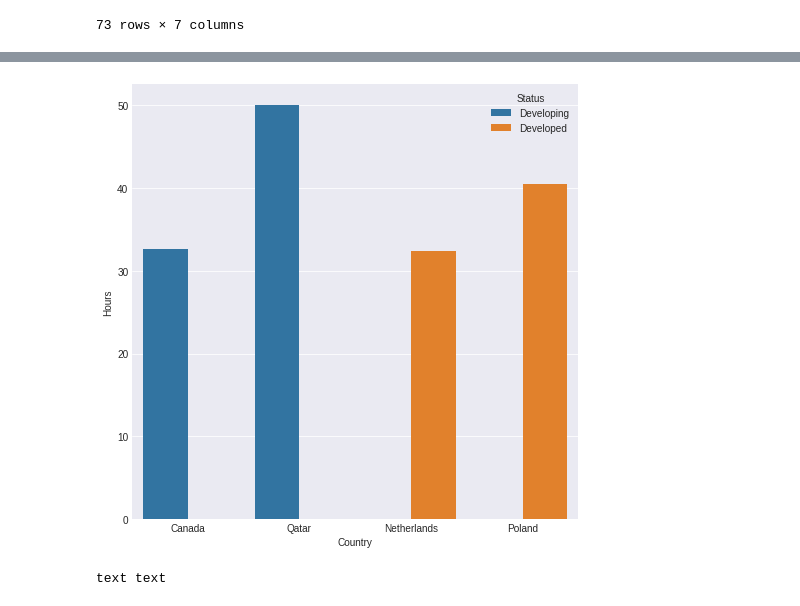
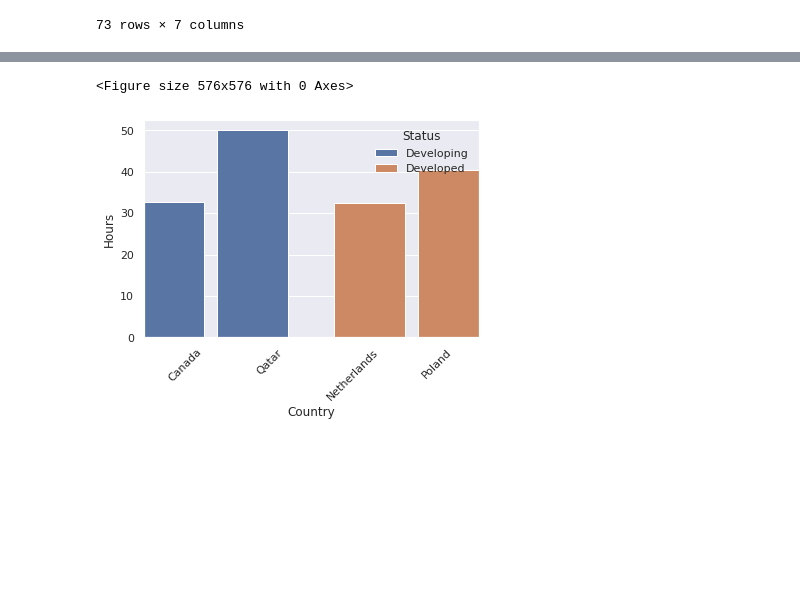
Before and after one commit to unbrae/DataScience, a Jupyter notebook: eda.ipynb, the cells around one changed output, grey strips where cells are left out. Cells and saved outputs as stored; diff of their text form; code cells hidden in the pictures; blank space fills up the shorter version.

```diff
--- a/eda.ipynb
+++ b/eda.ipynb
@@ -263,30 +249,39 @@ plt.show()
 # %%
 filter_1 = countryStatus.loc[countryStatus['Status'] == 'Developing']
 filter_2 = countryStatus.loc[countryStatus['Status'] == 'Developed']
 
 edMin = filter_1[['Country','Status','Hours']].sort_values(by=(['Hours','Country']), ascending=False).tail(1)
 edMax = filter_1[['Country','Status','Hours']].sort_values(by=(['Hours','Country']), ascending=False).head(1)
 
 dMin = filter_2[['Country','Status','Hours']].sort_values(by=(['Hours','Country']), ascending=False).tail(1)
 dMax = filter_2[['Country','Status','Hours']].sort_values(by=(['Hours','Country']), ascending=False).head(1)
 
 dfConcat = pd.concat([edMin, edMax, dMin, dMax])
 dfConcat.reset_index(drop=bool).sort_values('Country')
 
 plt.figure(figsize=(8,8))
+sns.set(style="darkgrid")
+
+fig, ax = plt.subplots()
 
 sns.barplot(x='Country', y='Hours', hue='Status', data=dfConcat, ci=None)
-plt.xticks()
+
+def change_width(ax, new_value) :
+    for patch in ax.patches :
+        current_width = patch.get_width()
+        diff = current_width - new_value
+
+        # we change the bar width
+        patch.set_width(new_value)
+
+        # we recenter the bar
+        patch.set_x(patch.get_x() + diff * .5)
+
+change_width(ax, .85)
+
+plt.xticks(rotation=45)
 
 plt.show()
 # %% [output]
+<Figure size 576x576 with 0 Axes>
-[figure, old version]
+[figure, new version]
-# %%
-from wordcloud import wordcloud
-
-a = 'text'
-b = (a + ' ') * 2
-
-print(f'{b.strip()}')
-# %% [output]
-text text
```
Also changed, not shown: parts of 3 cells of this notebook.
